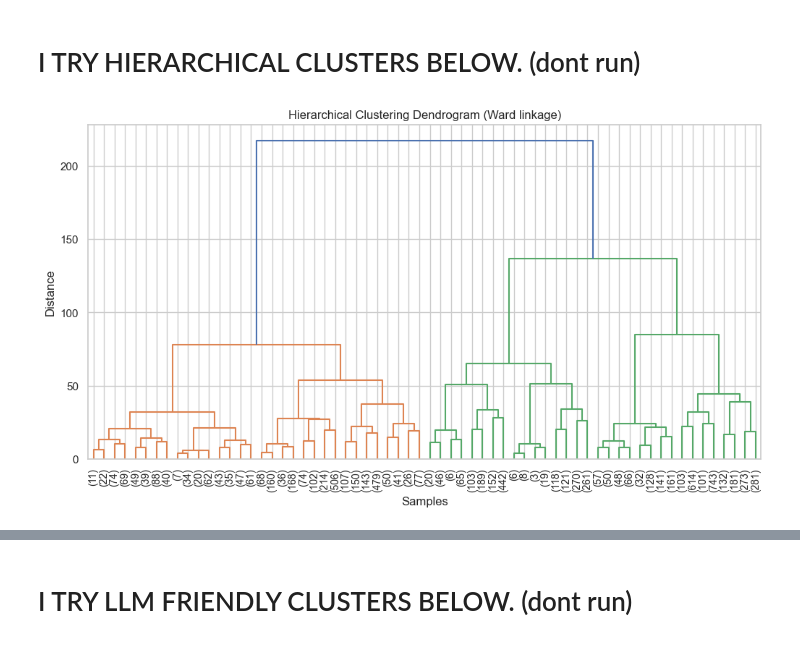
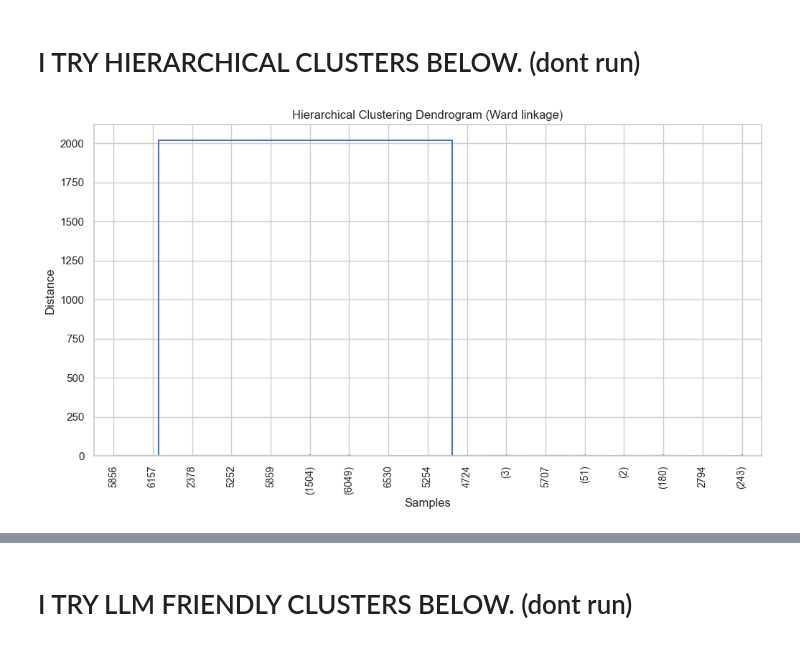
Before and after one commit to racxxhel/Corp_Intelligence, a Jupyter notebook: src/CAT_A_ACC.ipynb, the cells around one changed output, grey strips where cells are left out. Cells and saved outputs as stored; diff of their text form; code cells hidden in the pictures.

```diff
--- a/src/CAT_A_ACC.ipynb
+++ b/src/CAT_A_ACC.ipynb
@@ -830,12 +819,18 @@ encoded= pd.concat(
     axis=1
 )
 
+# Encode country
+le = LabelEncoder()
+encoded['Country_encoded'] = le.fit_transform(
+    dropped_data[['Country']]
+)
+
 
 # Encode Ordinal features
-oe = OrdinalEncoder()
-encoded['Year_Range_encoded'] = oe.fit_transform(
-    dropped_data[['Year_Range']]
-)
+# oe = OrdinalEncoder()
+# encoded['Year_Range_encoded'] = oe.fit_transform(
+#     dropped_data[['Year_Range']]
+# )
 
 # Check
 encoded.head()
@@ -848,7 +843,7 @@ encoded.head()
 | 4 | False | True | False | False | ... |
 # %%
 # Combining encoded data with dropped_data
-cols_to_drop = ['Entity Type', 'Ownership Type', 'SIC_2digit', 'Year Found']
+cols_to_drop = ['Entity Type', 'Ownership Type', 'SIC_2digit']
 dropped_data = dropped_data.drop(columns=cols_to_drop)
 dropped_data = pd.concat([dropped_data, encoded], axis=1)
 dropped_data.head()
@@ -901,10 +896,10 @@ dropped_data = dropped_data.dropna(
 # fill missing year found with median bin
 
 #new column stating year range is missing
-dropped_data['Year_Range_missing'] = dropped_data['Year_Range_encoded'].isna().astype(int)
+dropped_data['Year missing'] = dropped_data['Year Found_scaled'].isna().astype(int)
 
-median_val = dropped_data['Year_Range_encoded'].median()
-dropped_data['Year_Range_encoded'] = dropped_data['Year_Range_encoded'].fillna(median_val)
+median_val = dropped_data['Year Found'].median()
+dropped_data['Year Found_scaled'] = dropped_data['Year Found_scaled'].fillna(median_val)
 # %%
 missing_counts = dropped_data.isnull().sum()
 missing_counts = missing_counts[missing_counts > 0]
@@ -1024,5 +1003,5 @@ features_for_clustering2 = [
 # %%
-X = dropped_data[features_for_clustering2]
+X = dropped_data[features_for_clustering]
 # %% [markdown]
 ### 4.2 Finding Optimal K
 We will run the model multiple times to see where the "benefit" of adding more clusters starts to diminish.
@@ -1092,27 +1109,28 @@ plt.show()
 # %%
 from scipy.cluster.hierarchy import linkage, dendrogram, fcluster
 from sklearn.metrics import silhouette_score
 
 # Use the same features as for K-Means
 X_hc = X.copy()
 
 # Compute linkage matrix using Ward's method (minimizes variance within clusters)
-Z = linkage(X_hc, method='ward')
+Z = linkage(X_hc, method='single')
 
 plt.figure(figsize=(12, 6))
 dendrogram(
     Z,
     truncate_mode='level',  # show top levels
     p=5,                    # number of levels to display
     leaf_rotation=90,
-    leaf_font_size=10
+    leaf_font_size=10,
+    show_contracted=True
 )
 plt.title('Hierarchical Clustering Dendrogram (Ward linkage)')
 plt.xlabel('Samples')
 plt.ylabel('Distance')
 plt.show()
 # %% [output]
-[figure, old version]
+[figure, new version]
 # %%
 # Assign cluster labels
 hc_labels = fcluster(Z, t=5, criterion='maxclust')
```
Also changed, not shown: parts of 36 cells of this notebook.
